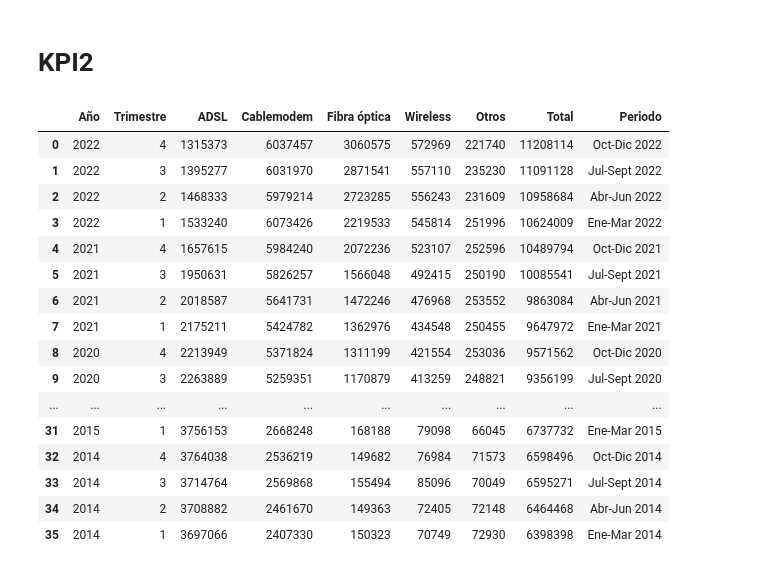
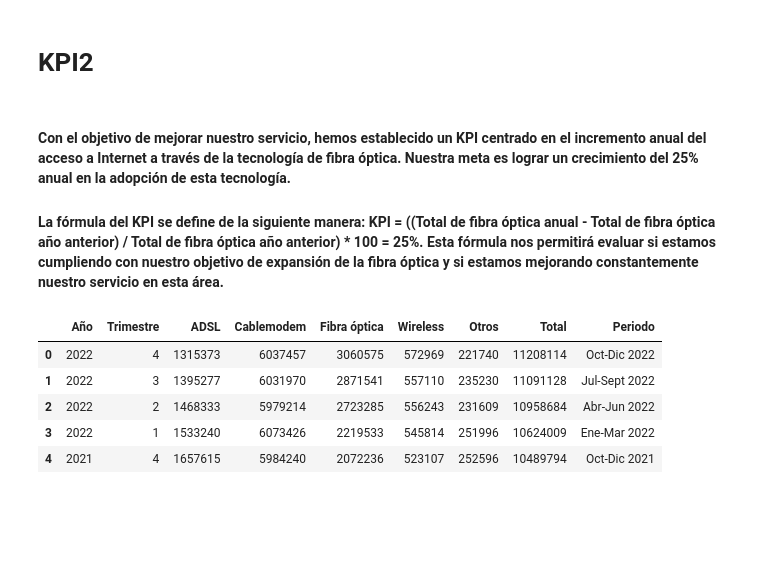
Before and after one commit to Marianoe155/Proyecto-Individual-Data-Analytic, a Jupyter notebook: KPI.ipynb, the cells around one changed output. Drawn from its saved outputs; the diff is of its cells as text; code cells hidden in the pictures; blank space fills up the shorter version.

```diff
--- a/KPI.ipynb
+++ b/KPI.ipynb
@@ -115,26 +103,19 @@ plt.show
 # %% [markdown]
 # KPI2
+# %% [markdown]
+#### Con el objetivo de mejorar nuestro servicio, hemos establecido un KPI centrado en el incremento anual del acceso a Internet a través de la tecnología de fibra óptica. Nuestra meta es lograr un crecimiento del 25% anual en la adopción de esta tecnología.
+
+#### La fórmula del KPI se define de la siguiente manera: KPI = ((Total de fibra óptica anual - Total de fibra óptica año anterior) / Total de fibra óptica año anterior) * 100 = 25%. Esta fórmula nos permitirá evaluar si estamos cumpliendo con nuestro objetivo de expansión de la fibra óptica y si estamos mejorando constantemente nuestro servicio en esta área.
 # %%
 df9 = pd.read_excel(r"datasets/Internet_Accesos-por-tecnologia.xlsx",sheet_name="Total")
 # %%
-df9
+df9.head(5)
 # %% [output]
 |  | Año | Trimestre | ADSL | Cablemodem | Fibra óptica | Wireless | Otros | Total | Periodo |
 | 0 | 2022 | 4 | 1315373 | 6037457 | 3060575 | 572969 | 221740 | 11208114 | Oct-Dic 2022 |
 | 1 | 2022 | 3 | 1395277 | 6031970 | 2871541 | 557110 | 235230 | 11091128 | Jul-Sept 2022 |
 | 2 | 2022 | 2 | 1468333 | 5979214 | 2723285 | 556243 | 231609 | 10958684 | Abr-Jun 2022 |
 | 3 | 2022 | 1 | 1533240 | 6073426 | 2219533 | 545814 | 251996 | 10624009 | Ene-Mar 2022 |
 | 4 | 2021 | 4 | 1657615 | 5984240 | 2072236 | 523107 | 252596 | 10489794 | Oct-Dic 2021 |
-| 5 | 2021 | 3 | 1950631 | 5826257 | 1566048 | 492415 | 250190 | 10085541 | Jul-Sept 2021 |
-| 6 | 2021 | 2 | 2018587 | 5641731 | 1472246 | 476968 | 253552 | 9863084 | Abr-Jun 2021 |
-| 7 | 2021 | 1 | 2175211 | 5424782 | 1362976 | 434548 | 250455 | 9647972 | Ene-Mar 2021 |
-| 8 | 2020 | 4 | 2213949 | 5371824 | 1311199 | 421554 | 253036 | 9571562 | Oct-Dic 2020 |
-| 9 | 2020 | 3 | 2263889 | 5259351 | 1170879 | 413259 | 248821 | 9356199 | Jul-Sept 2020 |
-| ... | ... | ... | ... | ... | ... | ... | ... | ... | ... |
-| 31 | 2015 | 1 | 3756153 | 2668248 | 168188 | 79098 | 66045 | 6737732 | Ene-Mar 2015 |
-| 32 | 2014 | 4 | 3764038 | 2536219 | 149682 | 76984 | 71573 | 6598496 | Oct-Dic 2014 |
-| 33 | 2014 | 3 | 3714764 | 2569868 | 155494 | 85096 | 70049 | 6595271 | Jul-Sept 2014 |
-| 34 | 2014 | 2 | 3708882 | 2461670 | 149363 | 72405 | 72148 | 6464468 | Abr-Jun 2014 |
-| 35 | 2014 | 1 | 3697066 | 2407330 | 150323 | 70749 | 72930 | 6398398 | Ene-Mar 2014 |
 # %%
 tec_año = df9.groupby("Año")[["ADSL", "Cablemodem", "Fibra óptica","Wireless","Otros","Total"]].sum().reset_index()
```
Also changed, not shown: parts of 17 cells of this notebook, 3 other files.
